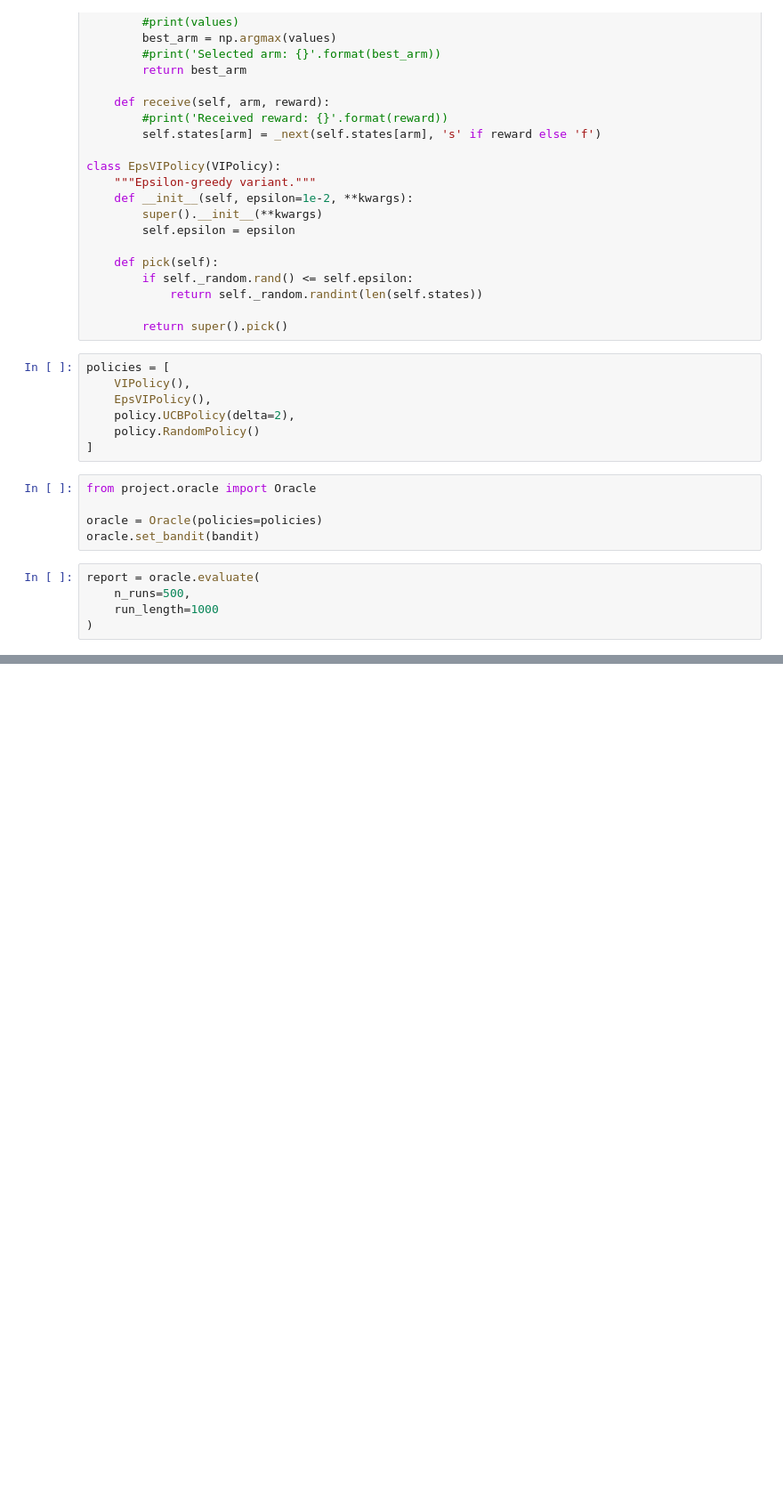
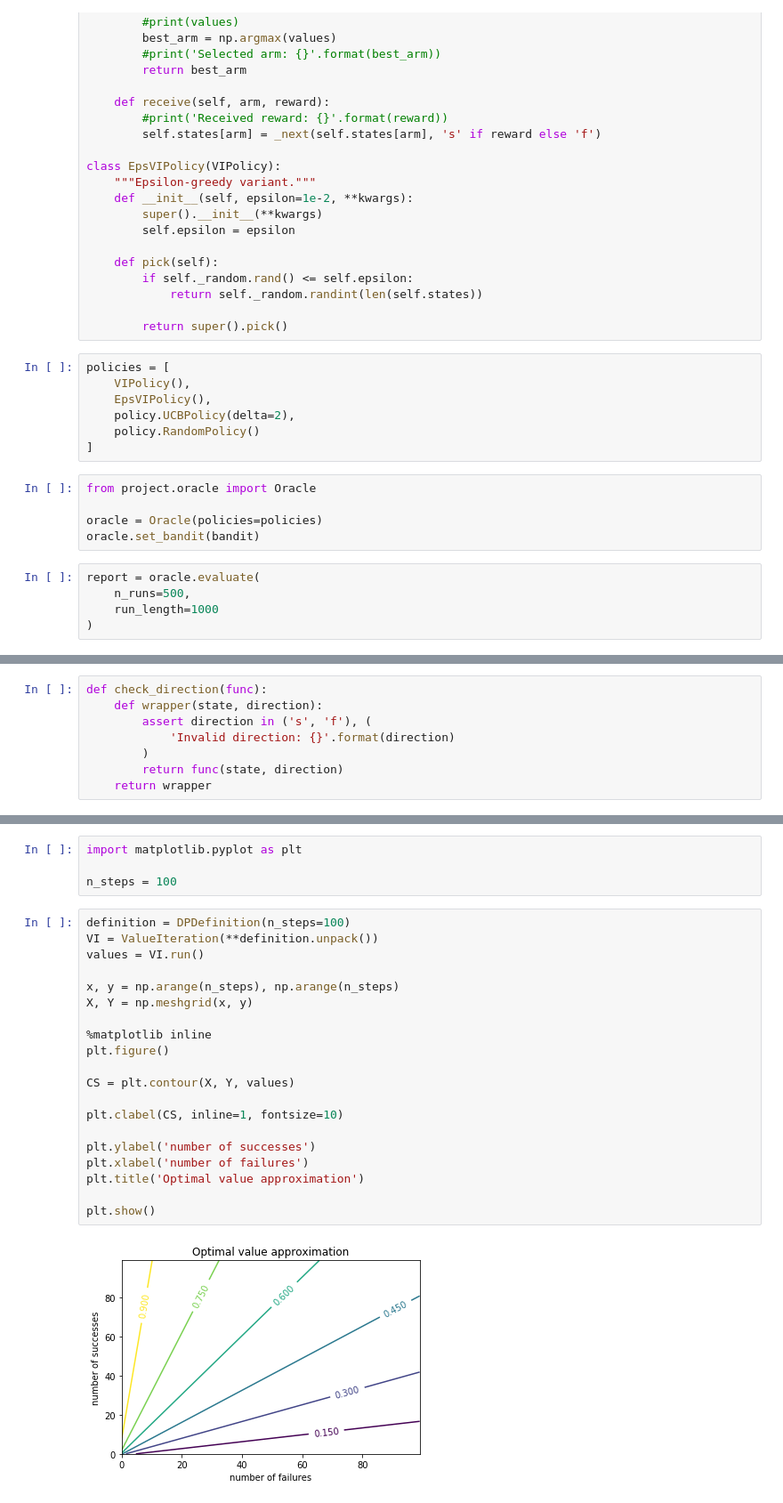
Before and after one commit to NaasCraft/OnlineLearning2018, a Jupyter notebook: Tests.ipynb, the cells around one changed output, grey strips where cells are left out. Shown: that part at 89% size. Saved outputs shown, nothing was run; the diff lists cells and outputs as text; blank space fills up the shorter version.

```diff
--- a/Tests.ipynb
+++ b/Tests.ipynb
@@ -726,0 +738,8 @@ We now need to use VI to compute the Gittins index.
+# %%
+def check_direction(func):
+    def wrapper(state, direction):
+        assert direction in ('s', 'f'), (
+            'Invalid direction: {}'.format(direction)
+        )
+        return func(state, direction)
+    return wrapper
@@ -726,0 +820,26 @@ We now need to use VI to compute the Gittins index.
+# %%
+import matplotlib.pyplot as plt
+
+n_steps = 100
+# %%
+definition = DPDefinition(n_steps=100)
+VI = ValueIteration(**definition.unpack())
+values = VI.run()
+
+x, y = np.arange(n_steps), np.arange(n_steps)
+X, Y = np.meshgrid(x, y)
+
+%matplotlib inline
+plt.figure()
+
+CS = plt.contour(X, Y, values)
+
+plt.clabel(CS, inline=1, fontsize=10)
+
+plt.ylabel('number of successes')
+plt.xlabel('number of failures')
+plt.title('Optimal value approximation')
+
+plt.show()
+# %% [output]
+[figure, added]
```
Also changed, not shown: parts of 17 cells of this notebook.
